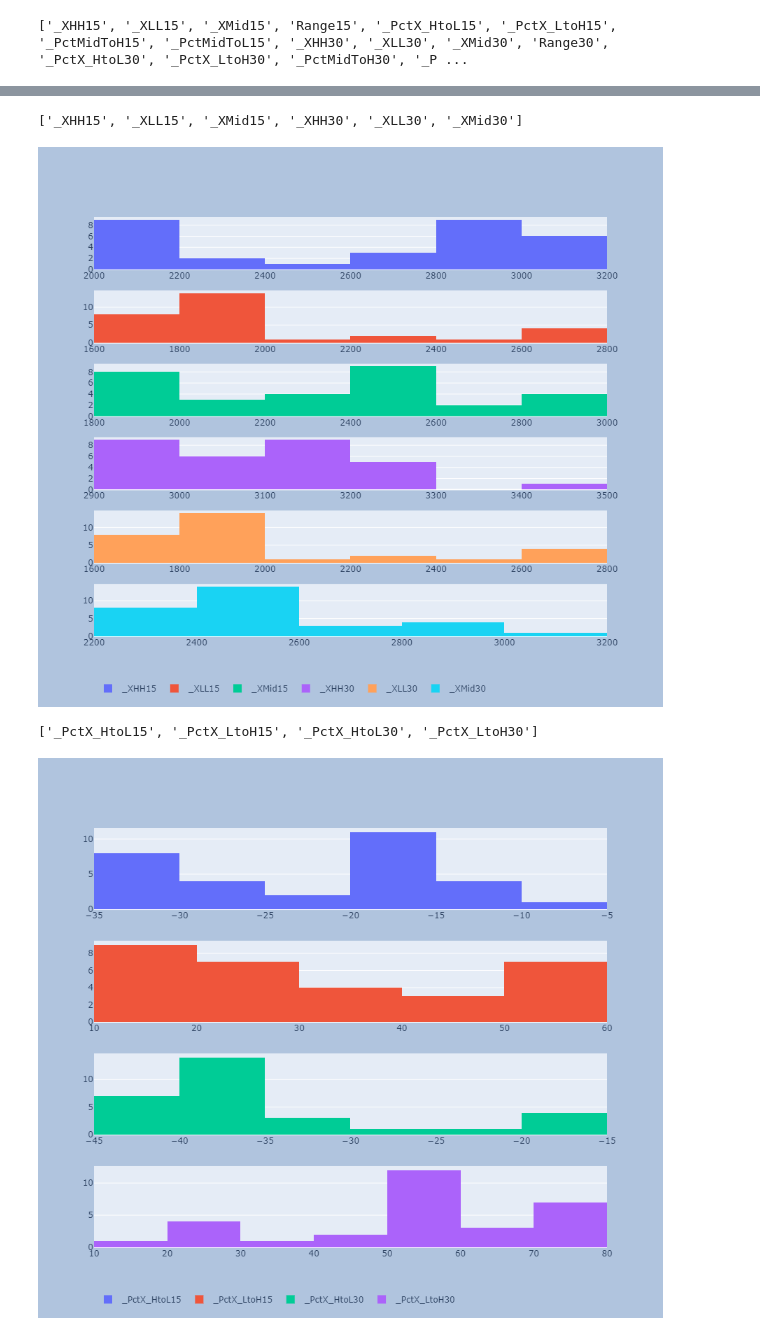
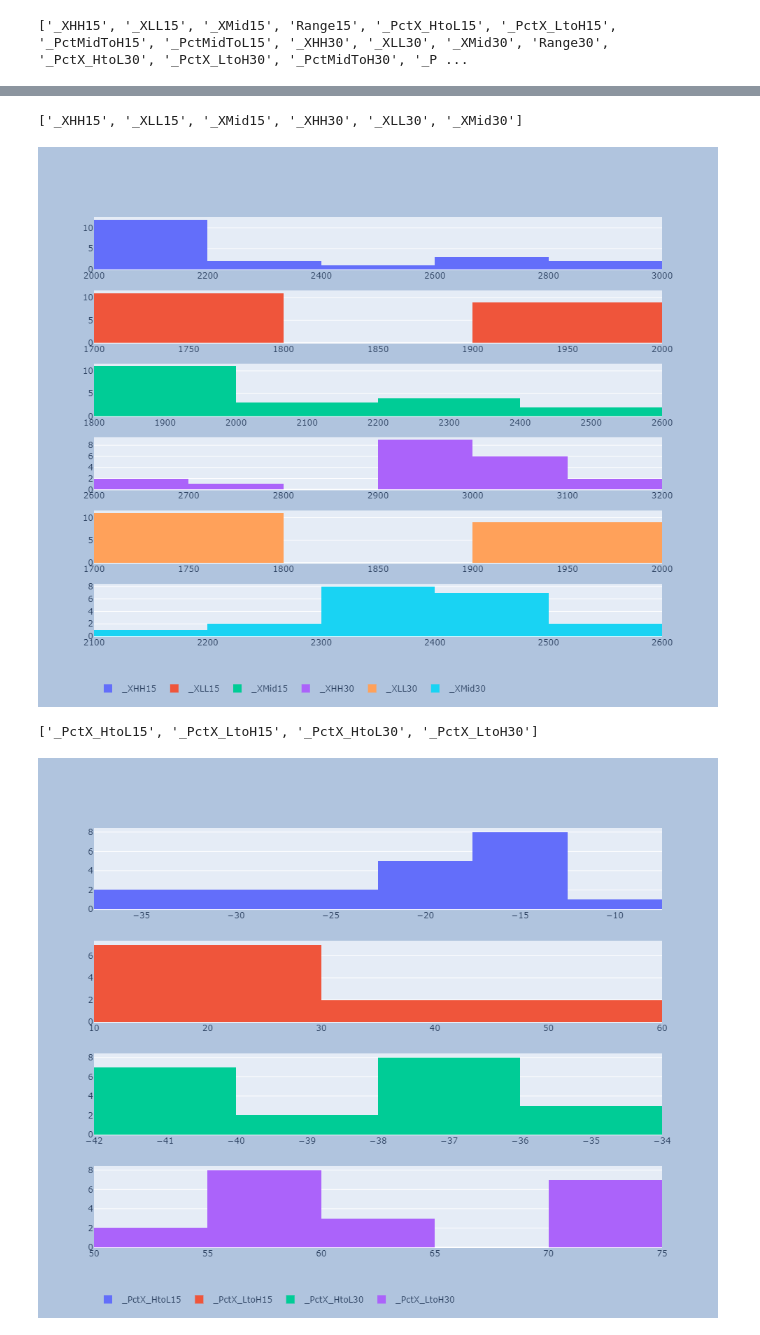
Before and after one commit to technqvi/FinQuant, a Jupyter notebook: Crypto-HLRange.ipynb, the cells around one changed output, grey strips where cells are left out. Saved outputs shown, nothing was run; the diff lists cells and outputs as text; code cells hidden in the pictures.

```diff
--- a/Crypto-HLRange.ipynb
+++ b/Crypto-HLRange.ipynb
@@ -9,7 +9,7 @@ import plotly.figure_factory as ff
 import plotly.io as pio
 import os
 # %%
-file_path=r'D:\JupyterCode\MyQuantFinProject\Data\RangeCrypto\ETH_050622_20Past_25-10Range.csv'
+file_path=r'D:\JupyterCode\MyQuantFinProject\Data\RangeCrypto\ETH_X_050622_20Past_25-10Range.csv'
 symbol="ETH"
 #file_path=r'D:\JupyterCode\MyQuantFinProject\Data\RangeCrypto\ETH_Range_050622_30Past_15R.csv'
 
@@ -186,16 +184,16 @@ pio.write_image(fig, f"{report_path}\\{symbol}_PriceDist.png")
 fig
 # %% [output]
 ['_XHH15', '_XLL15', '_XMid15', '_XHH30', '_XLL30', '_XMid30']
-[figure, old version]
+[figure, new version]
 # %%
-colsToDist_2=[  x for  x  in list_cols if x.startswith('_Pct') and (x.startswith('_PctMid')==False) ]
+colsToDist_2=[  x for  x  in list_cols if x.startswith('_PctX') ]
 print(colsToDist_2)
 fig=plot_mutiple_histrogram(df,colsToDist_2,len(colsToDist_2))
 pio.write_image(fig, f"{report_path}\\{symbol}_HL_PccDist.png")
 fig
 # %% [output]
 ['_PctX_HtoL15', '_PctX_LtoH15', '_PctX_HtoL30', '_PctX_LtoH30']
-[figure, old version]
+[figure, new version]
 # %%
 colsToDist_3=[  x for  x  in list_cols if x.startswith('_PctMid') ]
 print(colsToDist_3)
```
Also changed, not shown: parts of 9 cells of this notebook.
